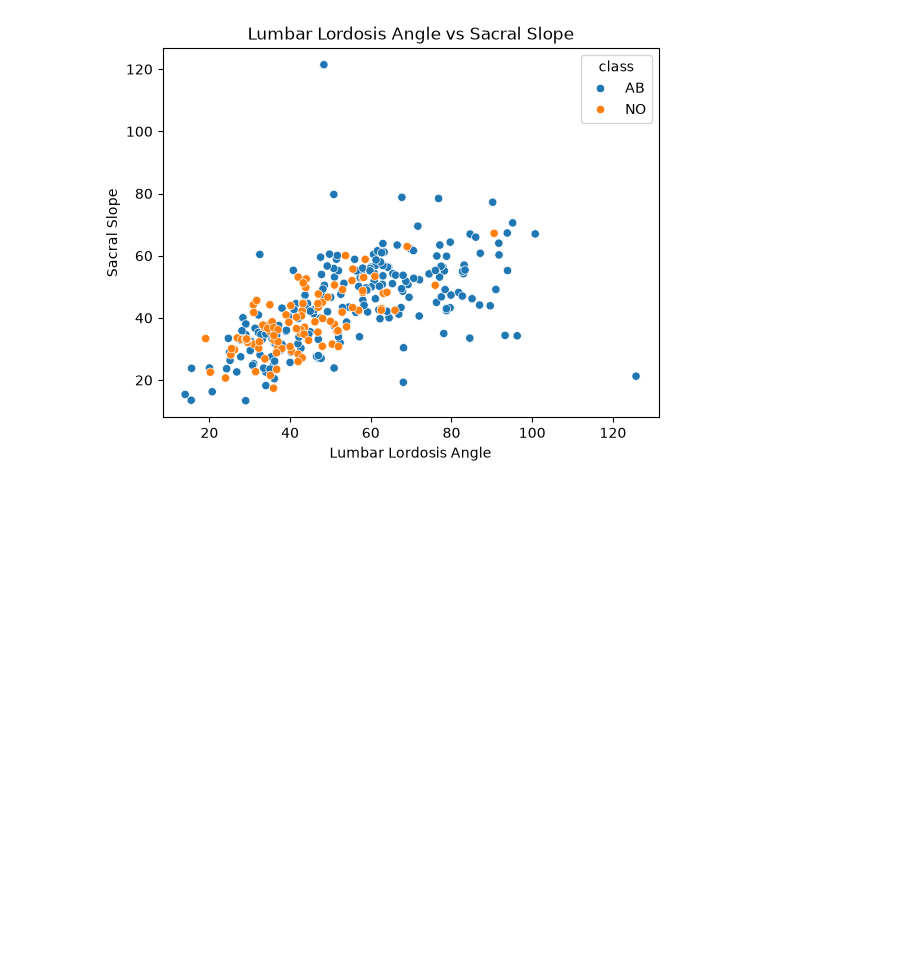
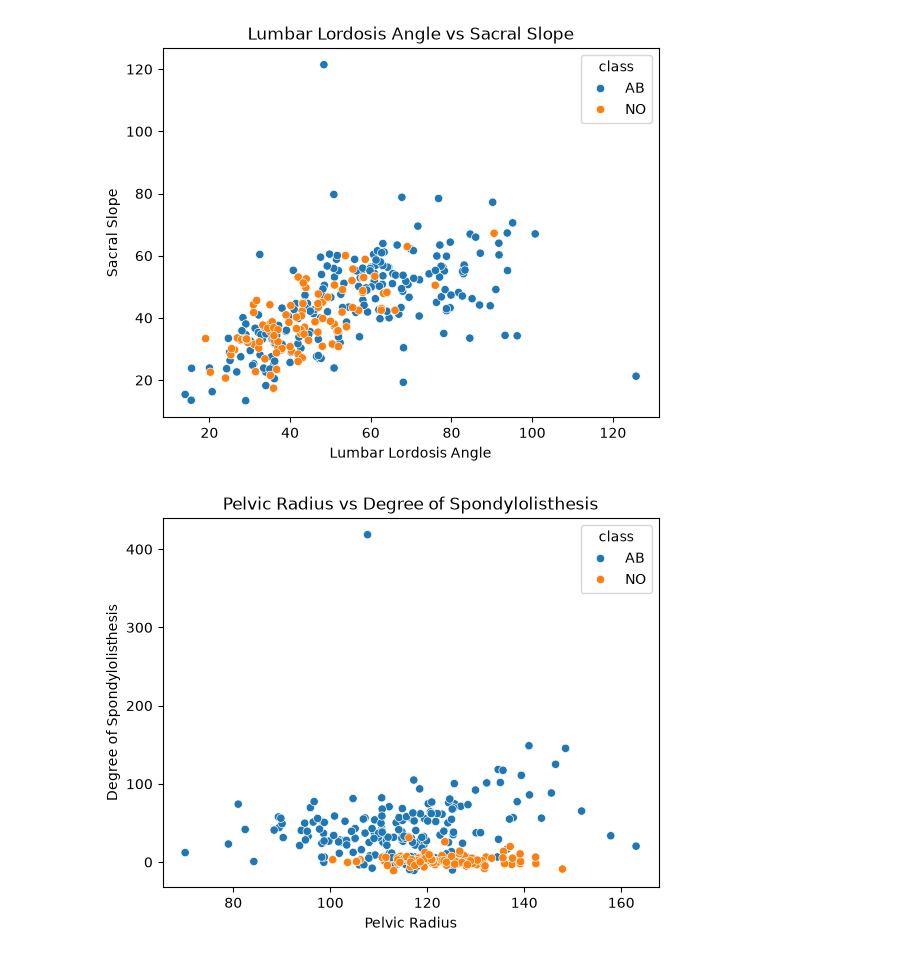
Before and after one commit to Rupesh-Mane/spinal-abnormality-prediction, a Jupyter notebook: notebooks/02_EDA.ipynb, the cells around one changed output. Cells and saved outputs as stored; diff of their text form; code cells hidden in the pictures; blank space fills up the shorter version.

Commit message:
Created scatter plot for pelvic radius and spondylolisthesis

```diff
--- a/notebooks/02_EDA.ipynb
+++ b/notebooks/02_EDA.ipynb
@@ -113,3 +113,12 @@ plt.ylabel("Sacral Slope")
 plt.show()
 # %% [output]
 [figure]
+# %%
+sns.scatterplot(data=df, x="pelvic_radius", y="degree_spondylolisthesis", hue="class")
+
+plt.title("Pelvic Radius vs Degree of Spondylolisthesis")
+plt.xlabel("Pelvic Radius")
+plt.ylabel("Degree of Spondylolisthesis")
+plt.show()
+# %% [output]
+[figure, added]
```
